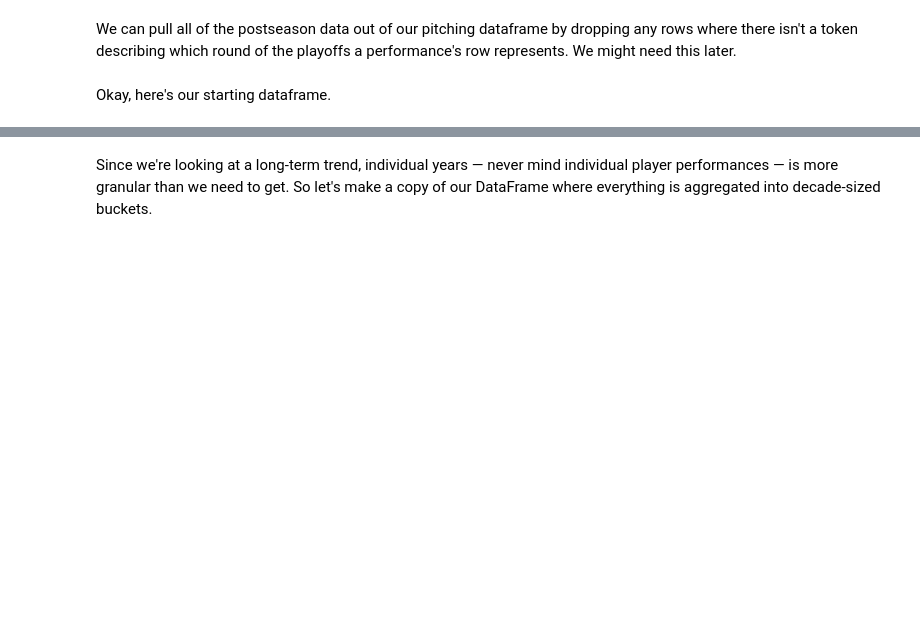
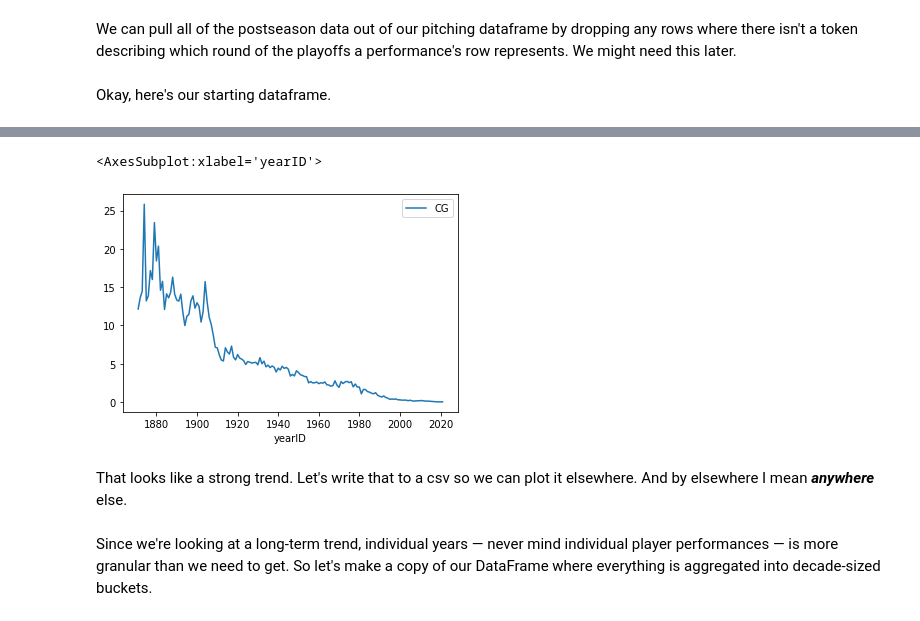
Before and after one commit to obverter/complete-games-are-done, a Jupyter notebook: notebooks/Complete Games Are Done.ipynb, the cells around one changed output, grey strips where cells are left out. Cells and saved outputs as stored; diff of their text form; code cells hidden in the pictures; blank space fills up the shorter version.

```diff
--- a/notebooks/Complete Games Are Done.ipynb
+++ b/notebooks/Complete Games Are Done.ipynb
@@ -81,0 +74,7 @@ df
+# %%
+df_yearly.plot.line()
+# %% [output]
+<AxesSubplot:xlabel='yearID'>
+[figure, added]
+# %% [markdown]
+That looks like a strong trend. Let's write that to a csv so we can plot it elsewhere. And by elsewhere I mean ***anywhere*** else.
```
Also changed, not shown: parts of 10 cells of this notebook, 2 other files.
